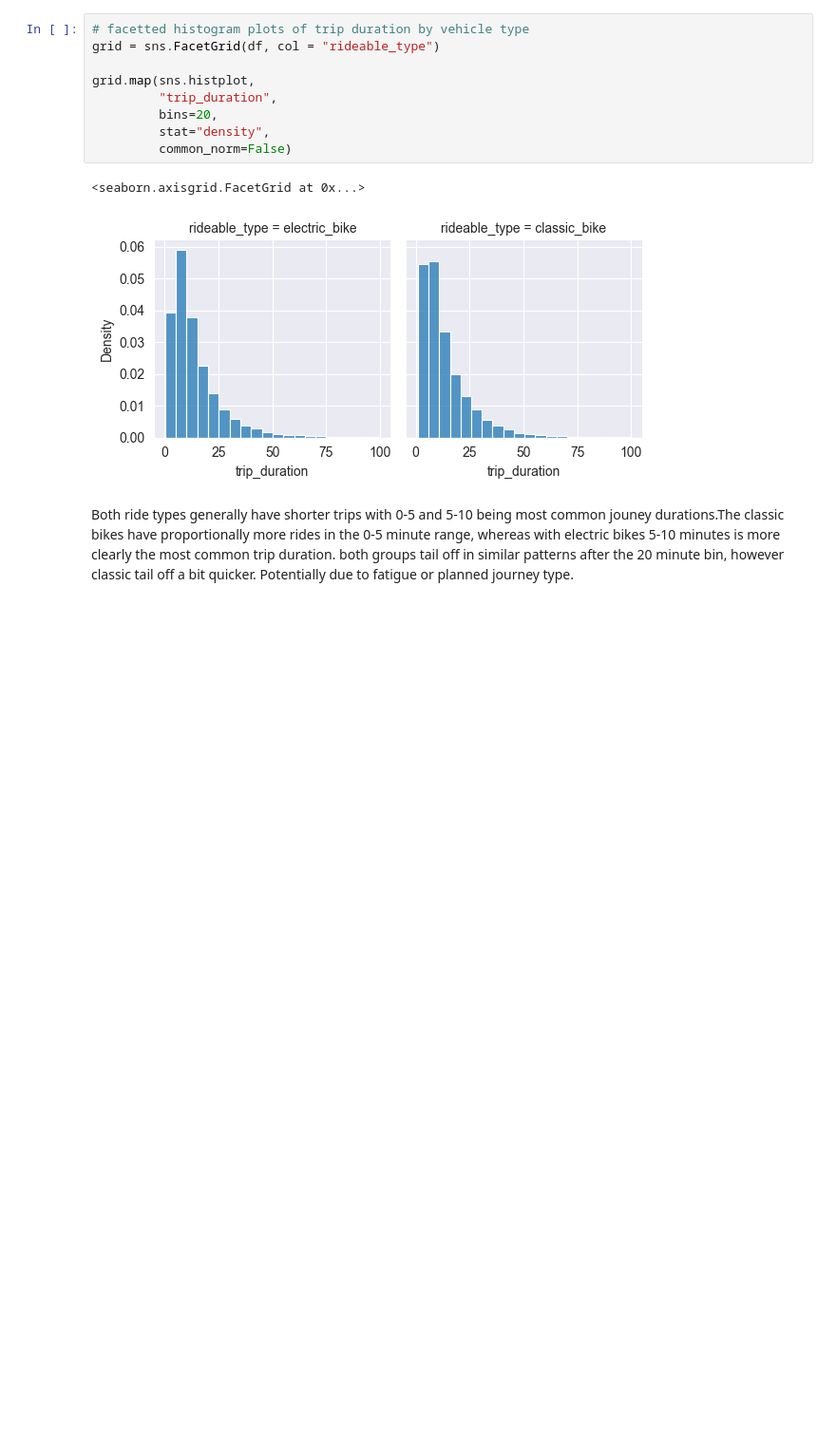
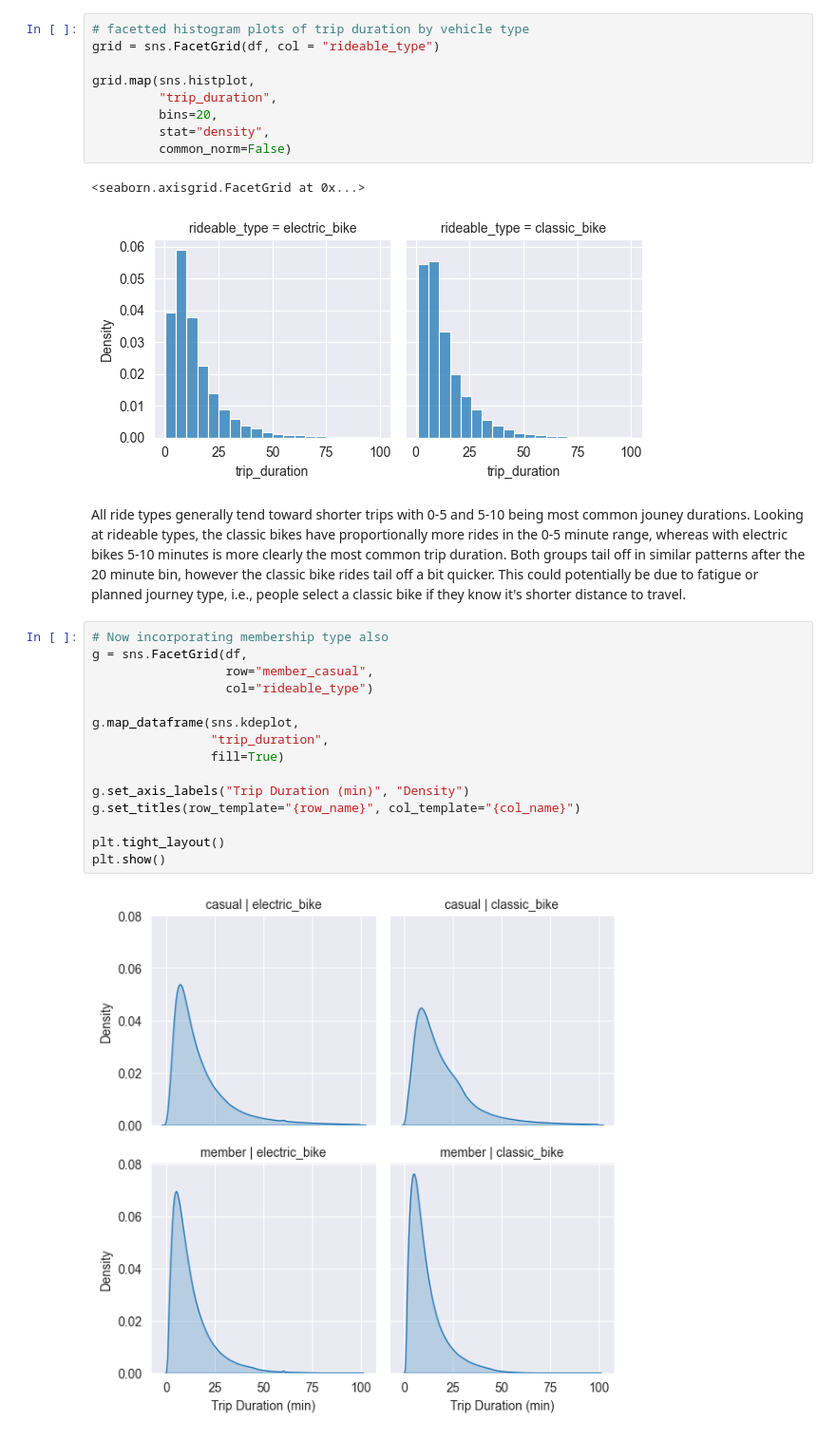
Before and after one commit to SeanKGitHub/CitiBike_NY, a Jupyter notebook: notebooks/sns_EDA.ipynb, the cells around one changed output. Shown at 95% size. Saved outputs shown, nothing was run; the diff lists cells and outputs as text; blank space fills up the shorter version.

Commit message:
added member analysis and exported df

```diff
--- a/notebooks/sns_EDA.ipynb
+++ b/notebooks/sns_EDA.ipynb
@@ -152,5 +150,22 @@ grid.map(sns.histplot,
 # %% [output]
 <seaborn.axisgrid.FacetGrid at 0x...>
 [figure]
-# %% [markdown]
-Both ride types generally have shorter trips with 0-5 and 5-10 being most common jouney durations.The classic bikes have proportionally more rides in the 0-5 minute range, whereas with electric bikes 5-10 minutes is more clearly the most common trip duration. both groups tail off in similar patterns after the 20 minute bin, however classic tail off a bit quicker. Potentially due to fatigue or planned journey type.
+# %% [markdown]
+All ride types generally tend toward shorter trips with 0-5 and 5-10 being most common jouney durations. Looking at rideable types, the classic bikes have proportionally more rides in the 0-5 minute range, whereas with electric bikes 5-10 minutes is more clearly the most common trip duration. Both groups tail off in similar patterns after the 20 minute bin, however the classic bike rides tail off a bit quicker. This could potentially be due to fatigue or planned journey type, i.e., people select a classic bike if they know it's shorter distance to travel.
+# %%
+# Now incorporating membership type also
+g = sns.FacetGrid(df,
+                  row="member_casual",
+                  col="rideable_type")
+
+g.map_dataframe(sns.kdeplot,
+                "trip_duration",
+                fill=True)
+
+g.set_axis_labels("Trip Duration (min)", "Density")
+g.set_titles(row_template="{row_name}", col_template="{col_name}")
+
+plt.tight_layout()
+plt.show()
+# %% [output]
+[figure, added]
```
Also changed, not shown: parts of 6 cells of this notebook.
